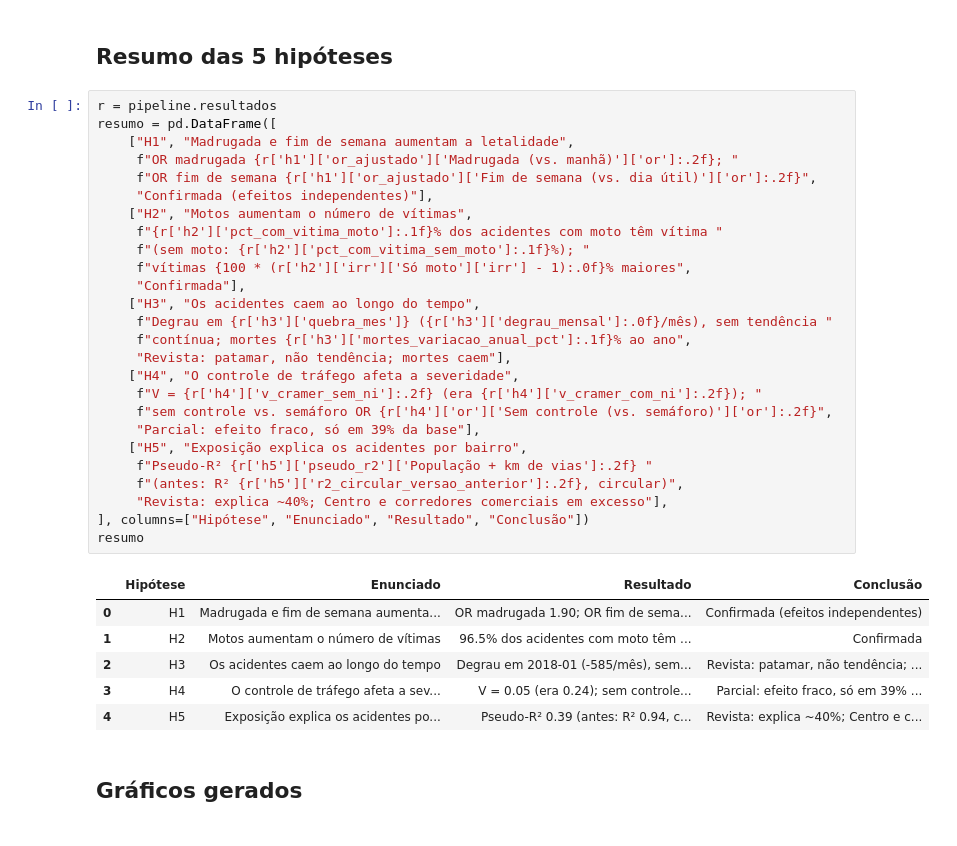
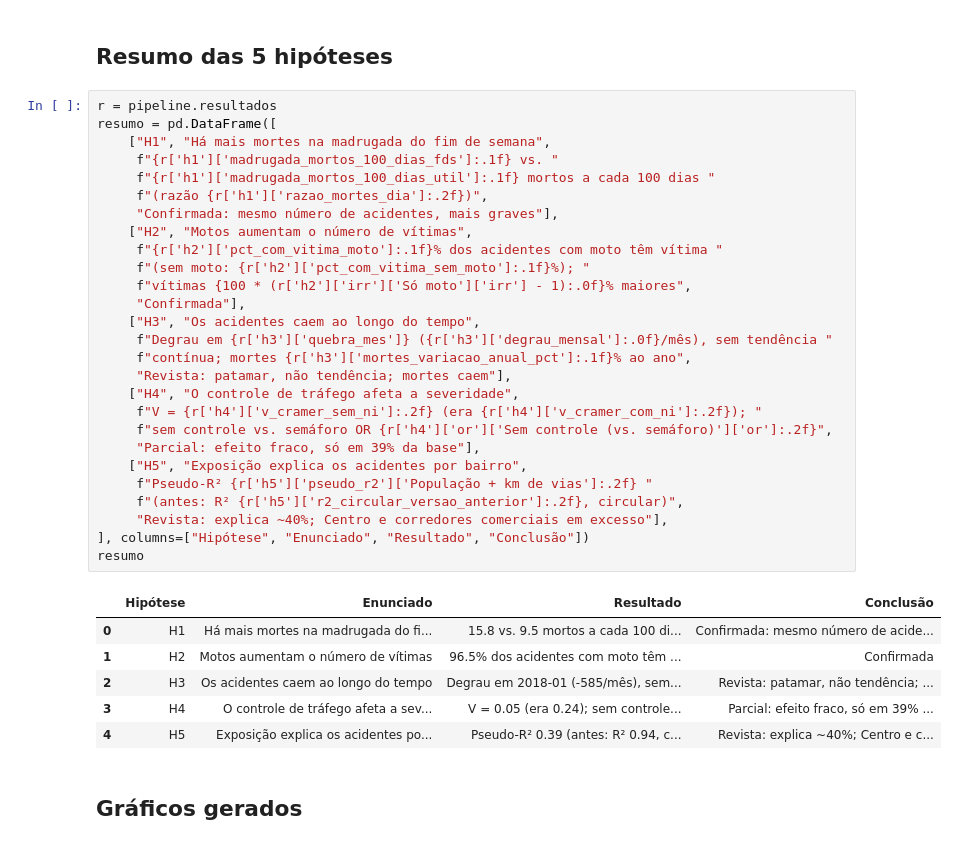
Before and after one commit to jotap53/eda_sinistros_de_transito_fortaleza, a Jupyter notebook: notebooks/00_pipeline.ipynb, the cells around one changed output. Cells and saved outputs as stored; diff of their text form.

```diff
--- a/notebooks/00_pipeline.ipynb
+++ b/notebooks/00_pipeline.ipynb
@@ -83,32 +83,33 @@ pipeline.log_limpeza
 # %%
 r = pipeline.resultados
 resumo = pd.DataFrame([
-    ["H1", "Madrugada e fim de semana aumentam a letalidade",
-     f"OR madrugada {r['h1']['or_ajustado']['Madrugada (vs. manhã)']['or']:.2f}; "
-     f"OR fim de semana {r['h1']['or_ajustado']['Fim de semana (vs. dia útil)']['or']:.2f}",
-     "Confirmada (efeitos independentes)"],
+    ["H1", "Há mais mortes na madrugada do fim de semana",
+     f"{r['h1']['madrugada_mortos_100_dias_fds']:.1f} vs. "
+     f"{r['h1']['madrugada_mortos_100_dias_util']:.1f} mortos a cada 100 dias "
+     f"(razão {r['h1']['razao_mortes_dia']:.2f})",
+     "Confirmada: mesmo número de acidentes, mais graves"],
     ["H2", "Motos aumentam o número de vítimas",
      f"{r['h2']['pct_com_vitima_moto']:.1f}% dos acidentes com moto têm vítima "
      f"(sem moto: {r['h2']['pct_com_vitima_sem_moto']:.1f}%); "
      f"vítimas {100 * (r['h2']['irr']['Só moto']['irr'] - 1):.0f}% maiores",
      "Confirmada"],
     ["H3", "Os acidentes caem ao longo do tempo",
      f"Degrau em {r['h3']['quebra_mes']} ({r['h3']['degrau_mensal']:.0f}/mês), sem tendência "
      f"contínua; mortes {r['h3']['mortes_variacao_anual_pct']:.1f}% ao ano",
      "Revista: patamar, não tendência; mortes caem"],
     ["H4", "O controle de tráfego afeta a severidade",
      f"V = {r['h4']['v_cramer_sem_ni']:.2f} (era {r['h4']['v_cramer_com_ni']:.2f}); "
      f"sem controle vs. semáforo OR {r['h4']['or']['Sem controle (vs. semáforo)']['or']:.2f}",
      "Parcial: efeito fraco, só em 39% da base"],
     ["H5", "Exposição explica os acidentes por bairro",
      f"Pseudo-R² {r['h5']['pseudo_r2']['População + km de vias']:.2f} "
      f"(antes: R² {r['h5']['r2_circular_versao_anterior']:.2f}, circular)",
      "Revista: explica ~40%; Centro e corredores comerciais em excesso"],
 ], columns=["Hipótese", "Enunciado", "Resultado", "Conclusão"])
 resumo
 # %% [output]
 |  | Hipótese | Enunciado | Resultado | Conclusão |
-| 0 | H1 | Madrugada e fim de semana aumenta... | OR madrugada 1.90; OR fim de sema... | Confirmada (efeitos independentes) |
+| 0 | H1 | Há mais mortes na madrugada do fi... | 15.8 vs. 9.5 mortos a cada 100 di... | Confirmada: mesmo número de acide... |
 | 1 | H2 | Motos aumentam o número de vítimas | 96.5% dos acidentes com moto têm ... | Confirmada |
 | 2 | H3 | Os acidentes caem ao longo do tempo | Degrau em 2018-01 (-585/mês), sem... | Revista: patamar, não tendência; ... |
 | 3 | H4 | O controle de tráfego afeta a sev... | V = 0.05 (era 0.24); sem controle... | Parcial: efeito fraco, só em 39% ... |
```
Also changed, not shown: 15 other files.
